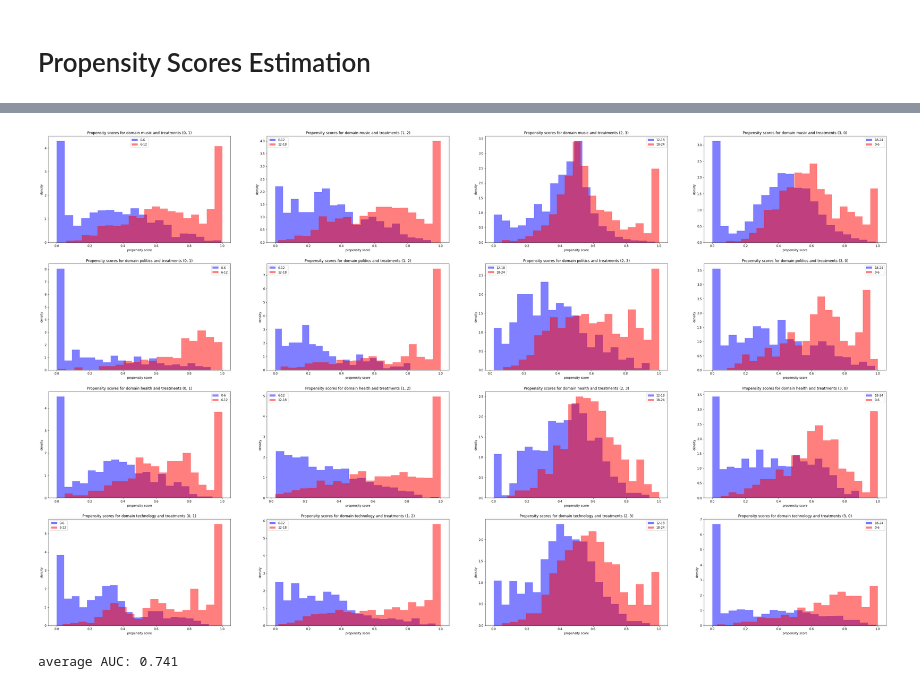
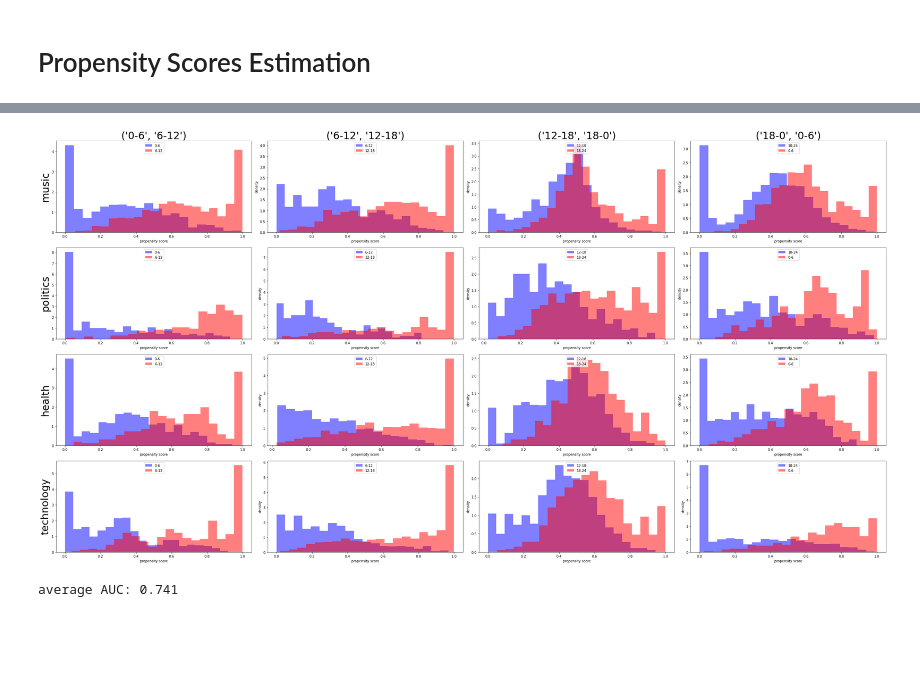
Before and after one commit to omermadmon/CausalInferenceProject, a Jupyter notebook: PropensityScores.ipynb, the cells around one changed output, grey strips where cells are left out. Saved outputs shown, nothing was run; the diff lists cells and outputs as text; code cells hidden in the pictures; blank space fills up the shorter version.

Commit message:
Add labels on propensity score histograms.

```diff
--- a/PropensityScores.ipynb
+++ b/PropensityScores.ipynb
@@ -94,7 +94,7 @@ def plot_propensity(ax, T_dict, t1, t2, domain, propensities, title):
     t2_idx = (T == t2).nonzero()
     t1_plt = ax.hist(propensity_score[t1_idx], fc=(0, 0, 1, 0.5), bins=20, label=f'{treatment_mapper[t1]}', density=True)
     t2_plt = ax.hist(propensity_score[t2_idx], fc=(1, 0, 0, 0.5), bins=20, label=f'{treatment_mapper[t2]}', density=True)
-    ax.legend();
+    ax.legend(loc='upper center');
     ax.set_xlabel('propensity score');
     ax.set_ylabel('density');
     ax.set_title(title);
@@ -134,12 +134,24 @@ AUC(technology,(1, 2))=0.79
 AUC(technology,(2, 3))=0.67
 AUC(technology,(3, 0))=0.781
 # %%
-fig, ax = plt.subplots(4,4,figsize=(50,30))
+treatment_names = ['0-6', '6-12', '12-18', '18-0', '0-6']
+fig, ax = plt.subplots(4,4,figsize=(35,18))
 for i, domain in enumerate(domains):
     for j, (t1, t2) in enumerate(treatment_pairs):
-        plot_propensity(ax[i, j], T_dict, t1, t2, domain, propensities, title=f'Propensity scores for domain {domain} and treatments {(t1,t2)}')
+        plot_propensity(ax[i, j], T_dict, t1, t2, domain, propensities, title='')
+
+cols = [(treatment_names[i],treatment_names[i+1]) for i in range(4)]
+rows = domains
+
+for _ax, col in zip(ax[0], cols):
+    _ax.set_title(col, fontsize=30)
+
+for _ax, row in zip(ax[:,0], rows):
+    _ax.set_ylabel(row, rotation=90, fontsize=30)
+
+fig.tight_layout()
 # %% [output]
-[figure, old version]
+[figure, new version]
 # %%
 avg_AUC = list()
 for domain in domains:
```
